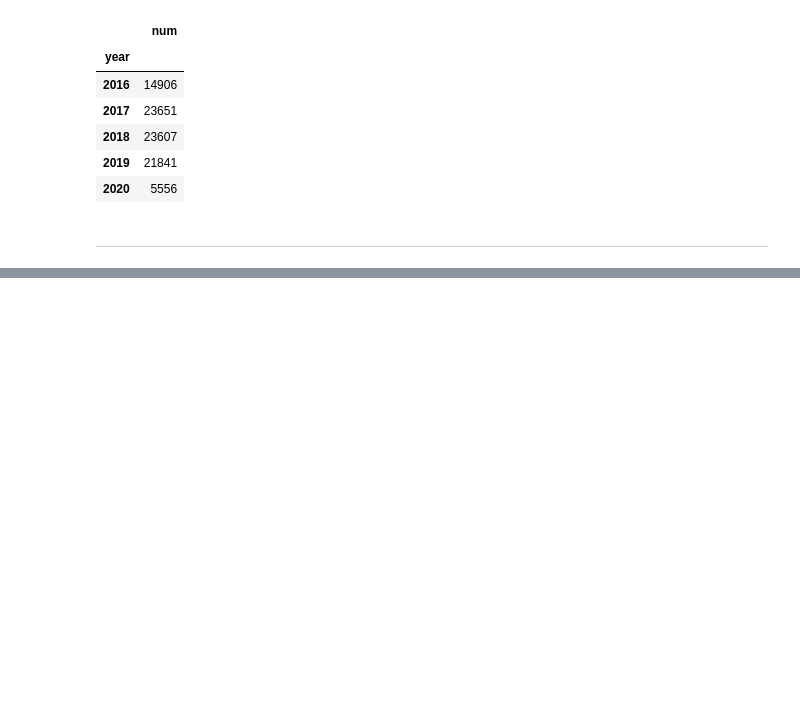
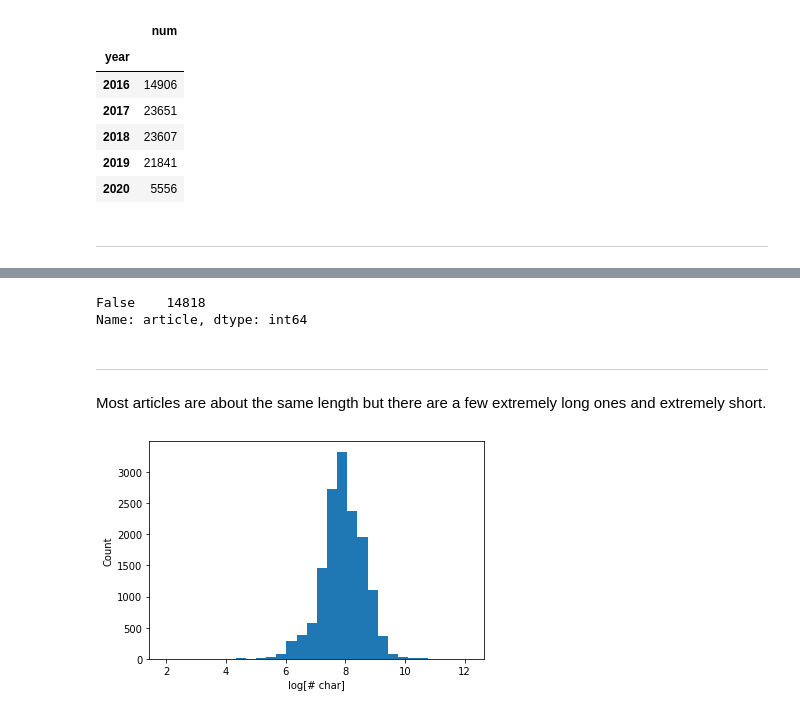
Before and after one commit to gitabaz/erdos_nlp, a Jupyter notebook: news_EDA.ipynb, the cells around one changed output, grey strips where cells are left out. Saved outputs shown, nothing was run; the diff lists cells and outputs as text; code cells hidden in the pictures; blank space fills up the shorter version.

Commit message:
Add EDA for 2016
Filter out articles for 2016 and perform some basic EDA.

```diff
--- a/news_EDA.ipynb
+++ b/news_EDA.ipynb
@@ -161,0 +205,3 @@ df_politics_year
+# %%
+articles_to_drop = df_politics_2016[df_politics_2016.article == ""]
+articles_to_drop
@@ -161,0 +217,4 @@ df_politics_year
+# %%
+df_politics_2016.drop(articles_to_drop.index, inplace=True)
+df_politics_2016.reset_index(drop=True, inplace=True)
+(df_politics_2016.article == "").value_counts()
@@ -161,0 +234,3 @@ df_politics_year
+# %%
+articles_to_drop = df_politics_2016[df_politics_2016.article == " "]
+articles_to_drop.head()
@@ -161,0 +244,18 @@ df_politics_year
+# %%
+df_politics_2016.drop(articles_to_drop.index, inplace=True)
+df_politics_2016.reset_index(drop=True, inplace=True)
+(df_politics_2016.article == " ").value_counts()
+# %% [output]
+False    14818
+Name: article, dtype: int64
+# %% [markdown]
+---
+# %% [markdown]
+Most articles are about the same length but there are a few extremely long ones and extremely short.
+# %%
+plt.xlabel("log[# char]")
+plt.ylabel("Count")
+
+plt.hist(np.log(df_politics_2016.article.str.len()), bins=30);
+# %% [output]
+[figure, added]
```
Also changed, not shown: parts of 31 cells of this notebook.
